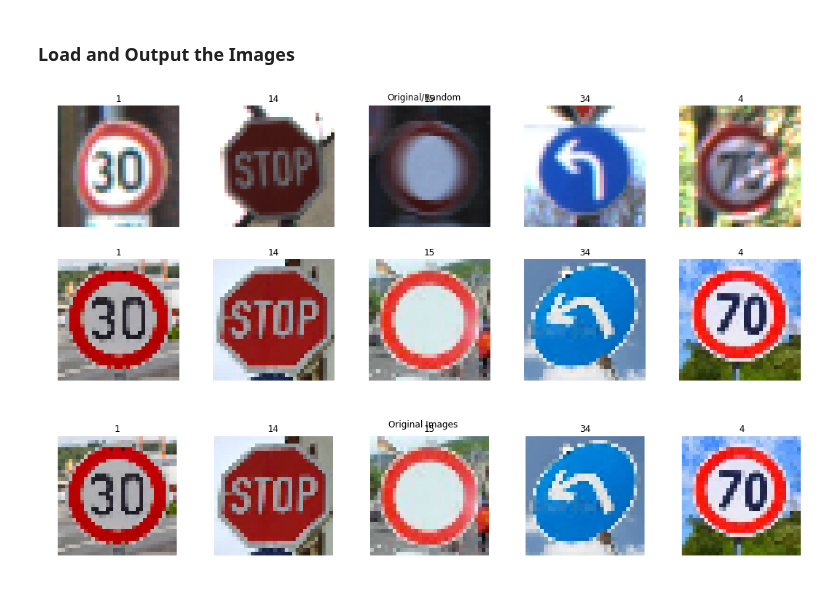
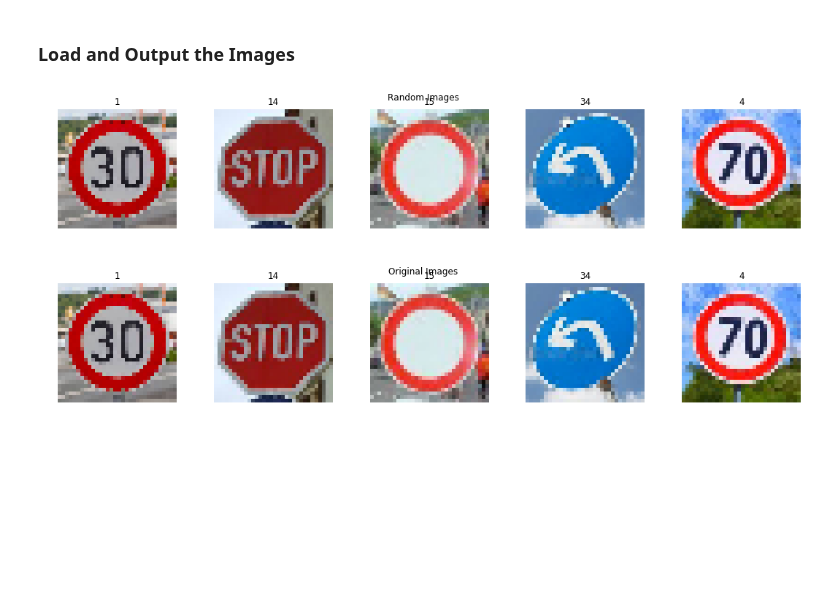
Before and after one commit to volkodava/CarND-Traffic-Sign-Classifier-Project, a Jupyter notebook: Traffic_Sign_Classifier.ipynb, the cells around one changed output. Cells and saved outputs as stored; diff of their text form; code cells hidden in the pictures; blank space fills up the shorter version.

```diff
--- a/Traffic_Sign_Classifier.ipynb
+++ b/Traffic_Sign_Classifier.ipynb
@@ -1008,8 +1000,7 @@ new_classes_to_plot = np.array(new_classes_to_plot)
 # %%
-plot_two_feature_sets(new_features_to_plot.astype(np.uint8), new_classes_to_plot, new_features.astype(np.uint8),
-                      new_classes, title="Original/Random")
+plot_features(new_features.astype(np.uint8), new_classes, title="Random Images")
 # %% [output]
-[figure, old version]
+[figure, new version]
 # %%
 new_features_normalized = normalize_images(new_features)
 # %%
```
Also changed, not shown: parts of 4 cells of this notebook, 12 other files.
